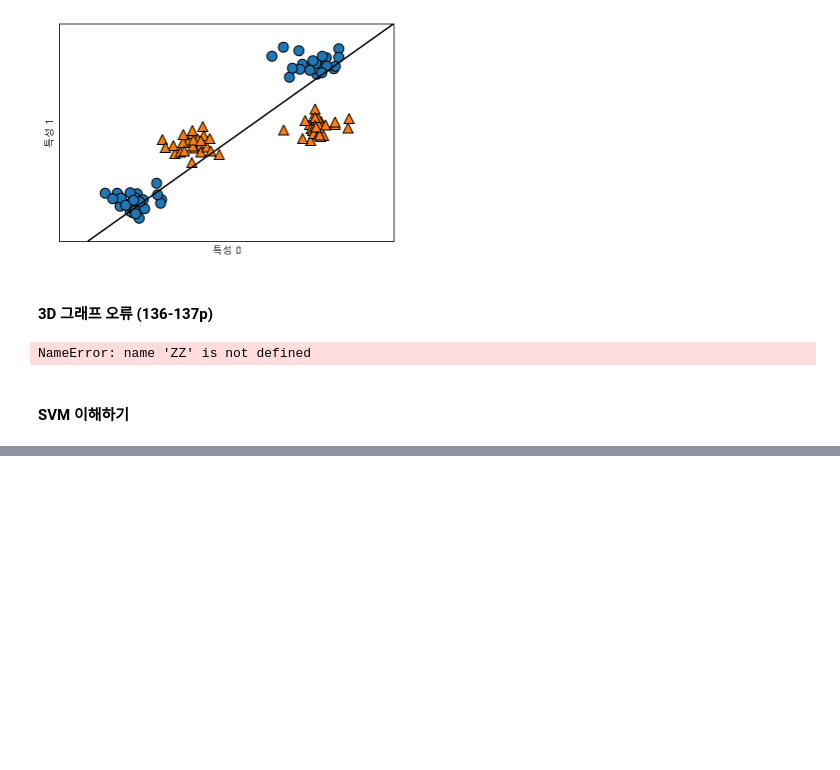
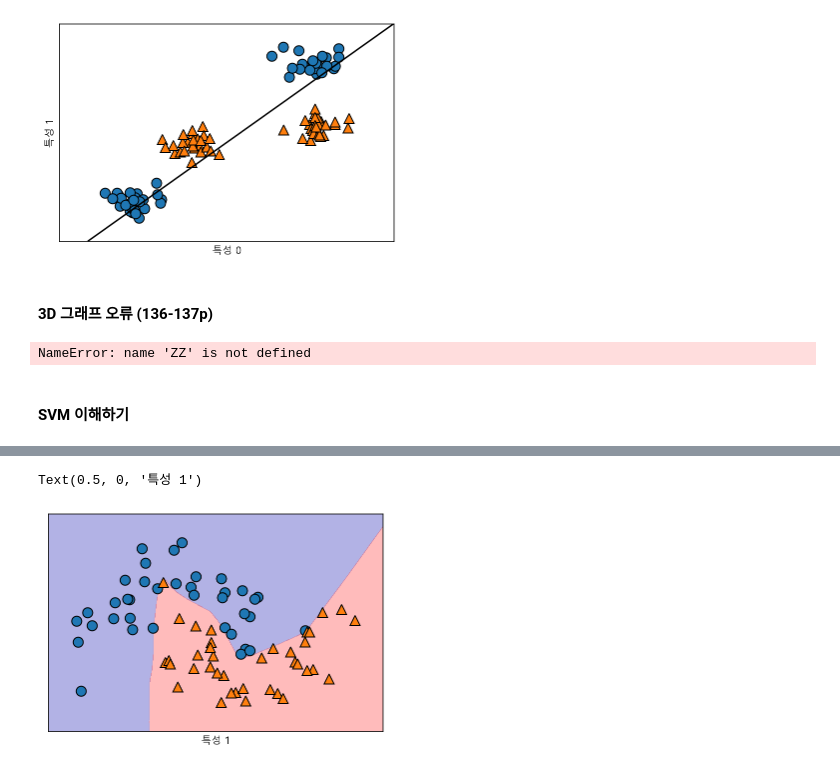
Before and after one commit to iamjinuk/TextBooks, a Jupyter notebook: Introduction to Machine Learning with Python/[Introduction to Machine Learning with Python] Chapter2. 지도 학습.ipynb, the cells around one changed output, grey strips where cells are left out. Drawn from its saved outputs; the diff is of its cells as text; code cells hidden in the pictures; blank space fills up the shorter version.

```diff
--- a/Introduction to Machine Learning with Python/[Introduction to Machine Learning with Python] Chapter2. 지도 학습.ipynb
+++ b/Introduction to Machine Learning with Python/[Introduction to Machine Learning with Python] Chapter2. 지도 학습.ipynb
@@ -959,0 +1046,12 @@ NameError: name 'ZZ' is not defined
+# %%
+mlp = MLPClassifier(solver='lbfgs', random_state=0)
+mlp.fit(X_train, y_train)
+
+mglearn.plots.plot_2d_separator(mlp, X_train, fill=True, alpha=0.3)
+mglearn.discrete_scatter(X_train[:,0], X_train[:,1], y_train)
+
+plt.xlabel('특성 0')
+plt.xlabel('특성 1')
+# %% [output]
+Text(0.5, 0, '특성 1')
+[figure, added]
```
Also changed, not shown: parts of 26 cells of this notebook.
